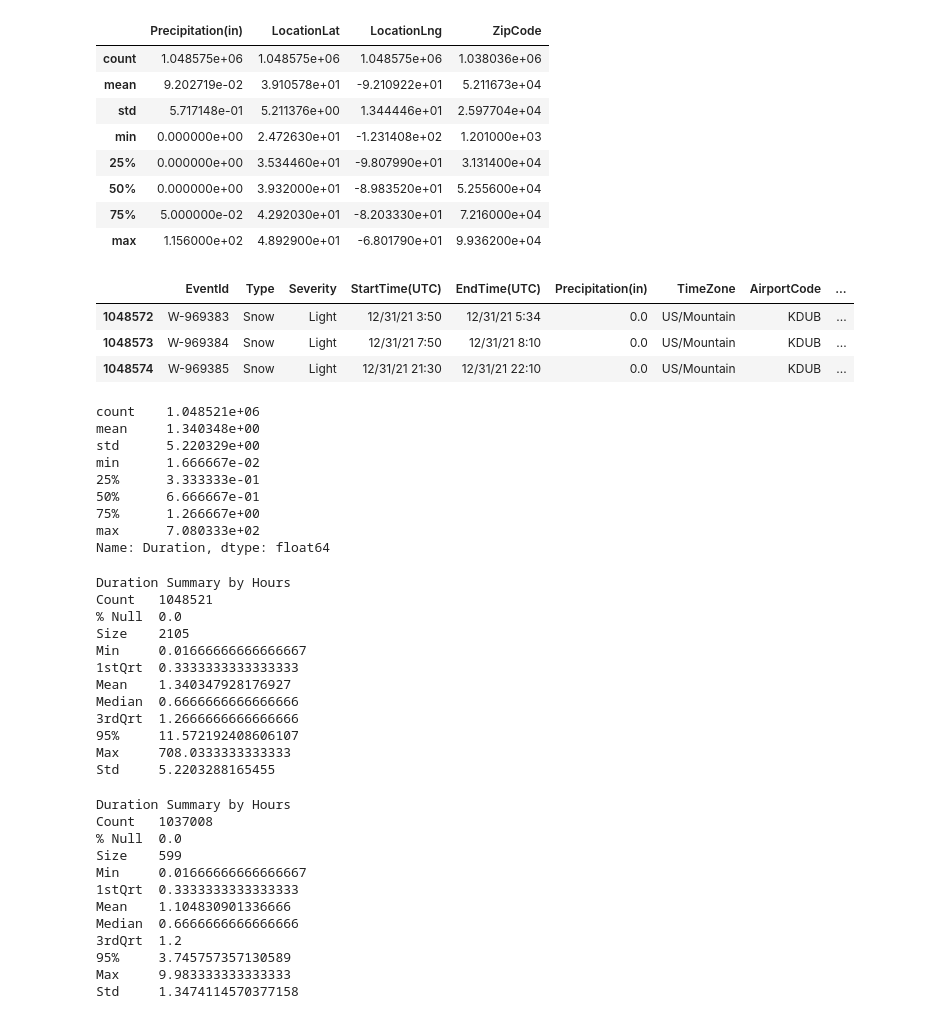
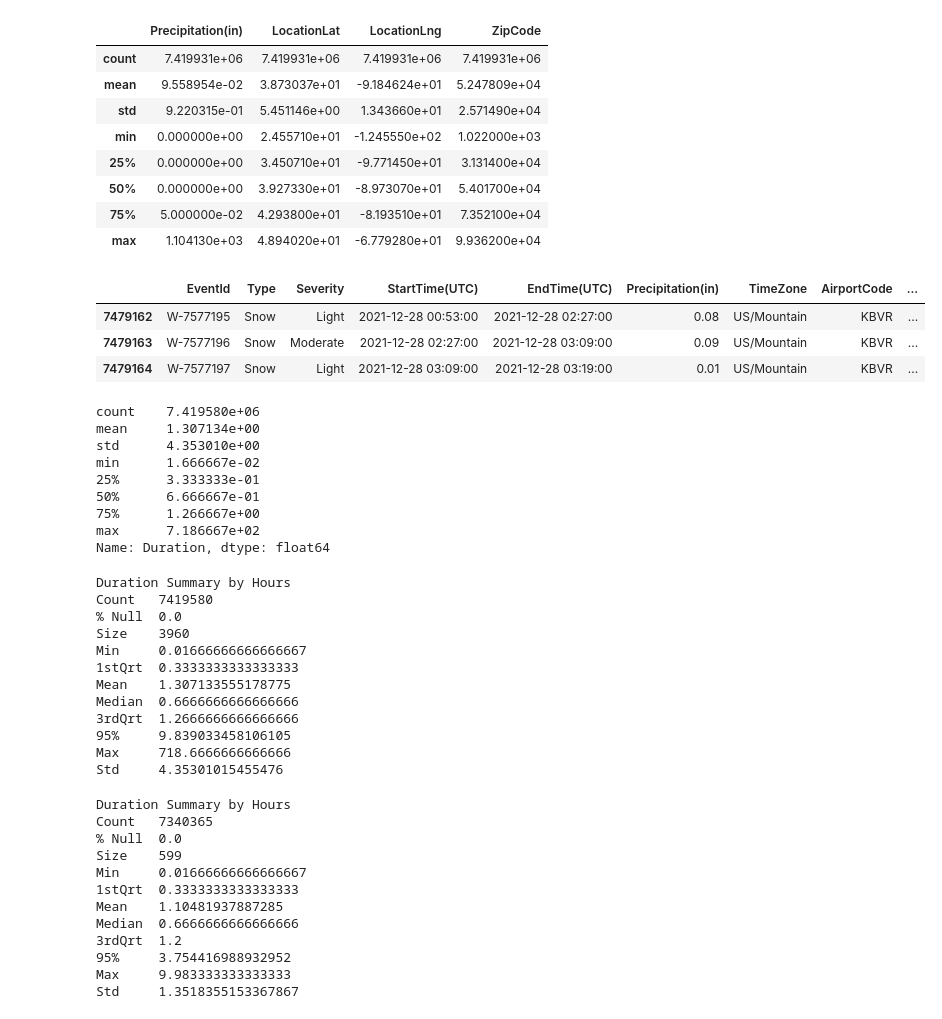
Before and after one commit to Skc69/MEMT680-, a Jupyter notebook: MEM_T680_Final_Project.ipynb, the cells around one changed output. Cells and saved outputs as stored; diff of their text form; code cells hidden in the pictures.

```diff
--- a/MEM_T680_Final_Project.ipynb
+++ b/MEM_T680_Final_Project.ipynb
@@ -11,24 +11,7 @@ import plotly.express as px
 from plotly.subplots import make_subplots
 import folium
 
-df = pd.read_csv("..//content/WeatherEvents_Jan2016-Dec2021.csv")
-df.head(3)
-
-# print(df.isna().sum())
-# print("\nHighest null ratio value of dataset column: 'ZipCode'")
-# df.ZipCode.isna().sum() / len(df)
-
-# df = df.dropna()
-# df.Type.value_counts()
-# df.Severity.value_counts()
-
-# datetimeFormat = '%Y/%m/%d %H:%M:S'
-# df['End']=pd.to_datetime(df['EndTime(UTC)'], format=datetimeFormat)
-# df['Start']=pd.to_datetime(df['StartTime(UTC)'], format=datetimeFormat)
-# df['Duration']=df['End']-df['Start']
-# df['Duration'] = df['Duration'].dt.total_seconds()
-# df['Duration'] = df['Duration'] / (60*60) # Converting to hours
-# df = df[(df['Duration']< 30*24) & (df['Duration'] > 0)] # More than 30 days or less than 0 hours discard.
-# df.tail(3)
+df = pd.read_csv("..//content/WeatherEvents_Jan2016-Dec2021.csv.zip")
+df.tail(3)
 # %% [output]
 |  | EventId | Type | Severity | StartTime(UTC) | EndTime(UTC) | Precipitation(in) | TimeZone | AirportCode | ... |
@@ -37,0 +44,2 @@ df.head(3)
+# %%
+df = df.dropna()
@@ -39,39 +58,39 @@ df.head(3)
 df.describe()
 # %% [output]
 |  | Precipitation(in) | LocationLat | LocationLng | ZipCode |
-| count | 1.048575e+06 | 1.048575e+06 | 1.048575e+06 | 1.038036e+06 |
-| mean | 9.202719e-02 | 3.910578e+01 | -9.210922e+01 | 5.211673e+04 |
-| std | 5.717148e-01 | 5.211376e+00 | 1.344446e+01 | 2.597704e+04 |
-| min | 0.000000e+00 | 2.472630e+01 | -1.231408e+02 | 1.201000e+03 |
-| 25% | 0.000000e+00 | 3.534460e+01 | -9.807990e+01 | 3.131400e+04 |
-| 50% | 0.000000e+00 | 3.932000e+01 | -8.983520e+01 | 5.255600e+04 |
-| 75% | 5.000000e-02 | 4.292030e+01 | -8.203330e+01 | 7.216000e+04 |
-| max | 1.156000e+02 | 4.892900e+01 | -6.801790e+01 | 9.936200e+04 |
+| count | 7.419931e+06 | 7.419931e+06 | 7.419931e+06 | 7.419931e+06 |
+| mean | 9.558954e-02 | 3.873037e+01 | -9.184624e+01 | 5.247809e+04 |
+| std | 9.220315e-01 | 5.451146e+00 | 1.343660e+01 | 2.571490e+04 |
+| min | 0.000000e+00 | 2.455710e+01 | -1.245550e+02 | 1.022000e+03 |
+| 25% | 0.000000e+00 | 3.450710e+01 | -9.771450e+01 | 3.131400e+04 |
+| 50% | 0.000000e+00 | 3.927330e+01 | -8.973070e+01 | 5.401700e+04 |
+| 75% | 5.000000e-02 | 4.293800e+01 | -8.193510e+01 | 7.352100e+04 |
+| max | 1.104130e+03 | 4.894020e+01 | -6.779280e+01 | 9.936200e+04 |
 # %%
-datetimeFormat = "%m/%d/%y %H:%M"
+datetimeFormat = '%Y-%m-%d %H:%M:%S'
 df['End']=pd.to_datetime(df['EndTime(UTC)'], format=datetimeFormat)
 df['Start']=pd.to_datetime(df['StartTime(UTC)'], format=datetimeFormat)
 df['Duration']=df['End']-df['Start']
 df['Duration'] = df['Duration'].dt.total_seconds()
 df['Duration'] = df['Duration'] / (60*60) # Converting to hours
 df = df[(df['Duration']< 30*24) & (df['Duration'] > 0)] # More than 30 days or less than 0 hours discard.
 df.tail(3)
 # %% [output]
 |  | EventId | Type | Severity | StartTime(UTC) | EndTime(UTC) | Precipitation(in) | TimeZone | AirportCode | ... |
-| 1048572 | W-969383 | Snow | Light | 12/31/21 3:50 | 12/31/21 5:34 | 0.0 | US/Mountain | KDUB | ... |
-| 1048573 | W-969384 | Snow | Light | 12/31/21 7:50 | 12/31/21 8:10 | 0.0 | US/Mountain | KDUB | ... |
-| 1048574 | W-969385 | Snow | Light | 12/31/21 21:30 | 12/31/21 22:10 | 0.0 | US/Mountain | KDUB | ... |
+| 7479162 | W-7577195 | Snow | Light | 2021-12-28 00:53:00 | 2021-12-28 02:27:00 | 0.08 | US/Mountain | KBVR | ... |
+| 7479163 | W-7577196 | Snow | Moderate | 2021-12-28 02:27:00 | 2021-12-28 03:09:00 | 0.09 | US/Mountain | KBVR | ... |
+| 7479164 | W-7577197 | Snow | Light | 2021-12-28 03:09:00 | 2021-12-28 03:19:00 | 0.01 | US/Mountain | KBVR | ... |
 # %%
 df.Duration.describe()
 # %% [output]
-count    1.048521e+06
-mean     1.340348e+00
-std      5.220329e+00
+count    7.419580e+06
+mean     1.307134e+00
+std      4.353010e+00
 min      1.666667e-02
 25%      3.333333e-01
 50%      6.666667e-01
 75%      1.266667e+00
-max      7.080333e+02
+max      7.186667e+02
 Name: Duration, dtype: float64
 # %%
 def print_duration_stats(df):
@@ -91,33 +110,33 @@ def print_duration_stats(df):
 print_duration_stats(df)
 # %% [output]
 Duration Summary by Hours
-Count   1048521
+Count   7419580
 % Null  0.0
-Size    2105
+Size    3960
 Min     0.01666666666666667
 1stQrt  0.3333333333333333
-Mean    1.340347928176927
+Mean    1.307133555178775
 Median  0.6666666666666666
 3rdQrt  1.2666666666666666
-95%     11.572192408606107
-Max     708.0333333333333
-Std     5.2203288165455
+95%     9.839033458106105
+Max     718.6666666666666
+Std     4.35301015455476
 # %%
 df = df[df.Duration < 10]
 print_duration_stats(df)
 # %% [output]
 Duration Summary by Hours
-Count   1037008
+Count   7340365
 % Null  0.0
 Size    599
 Min     0.01666666666666667
 1stQrt  0.3333333333333333
-Mean    1.104830901336666
+Mean    1.10481937887285
 Median  0.6666666666666666
 3rdQrt  1.2
-95%     3.745757357130589
+95%     3.754416988932952
 Max     9.983333333333333
-Std     1.3474114570377158
+Std     1.3518355153367867
 # %%
 df2 = df.groupby(['AirportCode','City','State',
                   'LocationLat', 'LocationLng','Type', 'Severity']).agg({'Duration':['sum']}).reset_index()
```
Also changed, not shown: parts of 16 cells of this notebook.
